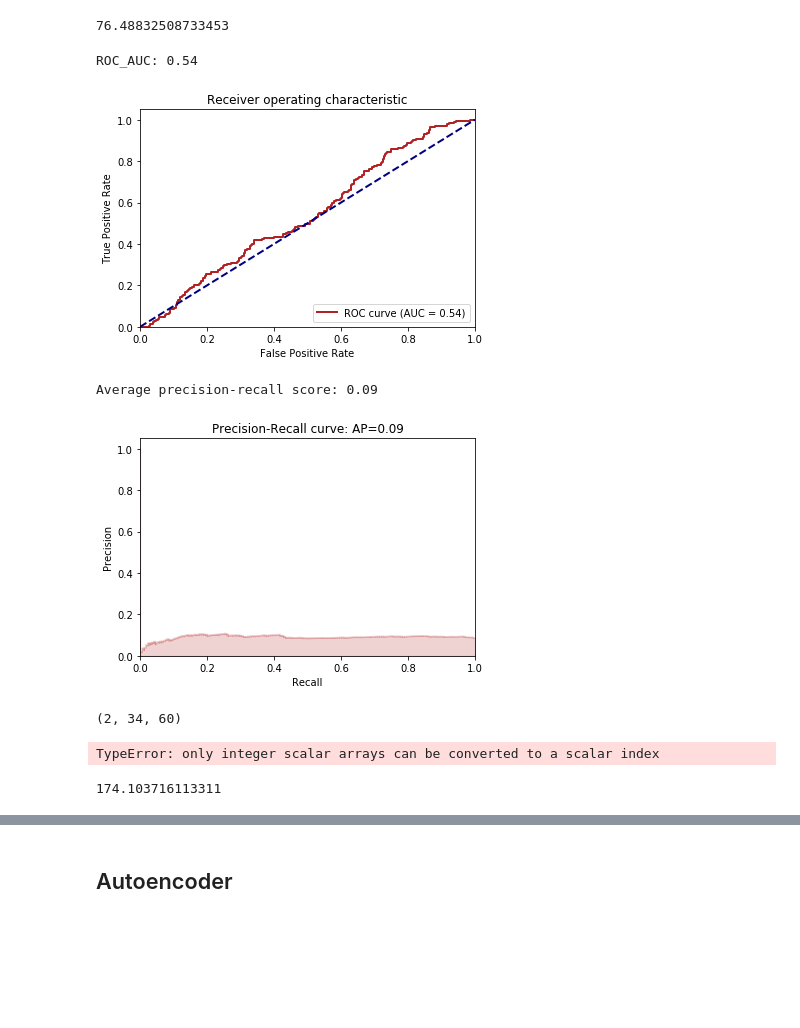
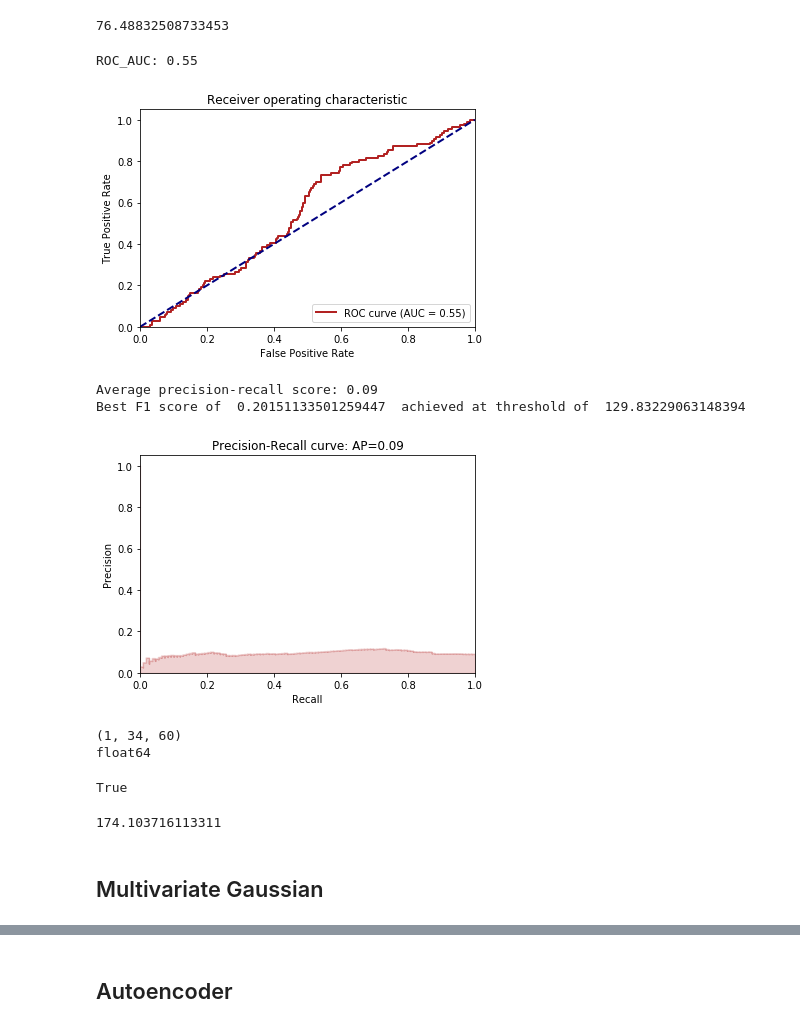
Before and after one commit to erenkopuz/FYP, a Jupyter notebook: video_processing/process_video.ipynb, the cells around one changed output, grey strips where cells are left out. Cells and saved outputs as stored; diff of their text form; code cells hidden in the pictures; blank space fills up the shorter version.

```diff
--- a/video_processing/process_video.ipynb
+++ b/video_processing/process_video.ipynb
@@ -733,7 +735,7 @@ prvs = cv2.cvtColor(image1,cv2.COLOR_BGR2GRAY)
 hsv = np.zeros_like(image1)
 hsv[...,1] = 255
 # %%
-
+start = time.time()
 
 ############################################################
 
@@ -746,9 +748,16 @@ while success:
 
     if frameId % multiplier == 0:
 
+
+
         nxt = cv2.cvtColor(image2,cv2.COLOR_BGR2GRAY)
         prvs = cv2.cvtColor(image1,cv2.COLOR_BGR2GRAY)
         flow = cv2.calcOpticalFlowFarneback(prvs,nxt, None, 0.5, 3, 15, 3, 5, 1.2, 0)
+
+
+
+
+
 
 
 
@@ -760,7 +769,9 @@ while success:
 
         second_count = round(frameId/fps)
 
-        grids_flow[i] = flow
+        #grids_flow[i] = flow
+
+
 
 
 
@@ -773,6 +784,10 @@ while success:
 
             print ('Time processed = ', int(second_count/60), ' mins ', second_count%60, ' seconds')
 
+            end = time.time()
+            print('Time elapsed : ', end-start, ' s')
+            start = time.time()
+
             mag, ang = cv2.cartToPolar(flow[...,0], flow[...,1])
             hsv[...,0] = ang*180/np.pi/2
             hsv[...,2] = cv2.normalize(mag,None,0,255,cv2.NORM_MINMAX)
@@ -780,6 +795,9 @@ while success:
 
 
             cv2.imwrite("output/optical_flow/flow%d.jpg" % frameId, bgr)
+
+            end_write = time.time()
+            print('Time for image write : ', end_write-start, ' s')
 
 
         i= i+1
@@ -972,7 +993,7 @@ def calc_metrics(y_true, y_score, display_graphs=False):
     print('Average precision-recall score: {0:0.2f}'.format(
       average_precision))
 
-    precision, recall, _ = precision_recall_curve(y_true, y_score)
+    precision, recall, thresholds = precision_recall_curve(y_true, y_score)
     if display_graphs==True:
         step_kwargs = ({'step': 'post'}
                        if 'step' in signature(plt.fill_between).parameters
@@ -988,7 +1009,19 @@ def calc_metrics(y_true, y_score, display_graphs=False):
         plt.title('Precision-Recall curve: AP={0:0.2f}'.format(
                   average_precision))
 
-    return roc_auc, average_precision
+    F1_best = 0
+    F1_new = 0
+    threshold_best = 0
+
+    for prec, rec, threshold in zip(precision, recall, thresholds):
+        F1_new = 2*prec*rec/(prec + rec)
+        if F1_new > F1_best:
+            F1_best = F1_new
+            threshold_best = threshold
+
+    print('Best F1 score of ', F1_best, ' achieved at threshold of ', threshold_best)
+
+    return roc_auc, average_precision, F1_best, threshold_best
 # %%
 grid_type = 'p'
 
@@ -1053,21 +1087,26 @@ for i in range(y_score_test.shape[0]):
 # %% [output]
 76.48832508733453
 # %%
-roc_auc, average_precision = calc_metrics(y_gt, y_score, display_graphs=True)
+roc_auc, average_precision, F1_best, threshold_best = calc_metrics(y_gt_test, y_score_test, display_graphs=True)
 # %% [output]
-ROC_AUC: 0.54
+ROC_AUC: 0.55
-[figure, old version]
+[figure, new version]
 Average precision-recall score: 0.09
+Best F1 score of  0.20151133501259447  achieved at threshold of  129.83229063148394
-[figure, old version]
+[figure, new version]
 # %%
 print (mean_grid.shape)
 mean_grid = np.multiply(mean_grid,255)
-cv2.imwrite("mean_grid.jpg", mean_grid.reshape((mean_grid[0],34,60)))
+print(mean_grid.dtype)
+cv2.imwrite("mean_grid.jpg", mean_grid.reshape((34,60)))
 # %% [output]
-(2, 34, 60)
+(1, 34, 60)
+float64
-TypeError: only integer scalar arrays can be converted to a scalar index
+True
 # %%
 maxi = np.amax(mean_grid)
 print (maxi)
 # %% [output]
 174.103716113311
+# %% [markdown]
+## Multivariate Gaussian
```
Also changed, not shown: parts of 27 cells of this notebook.
